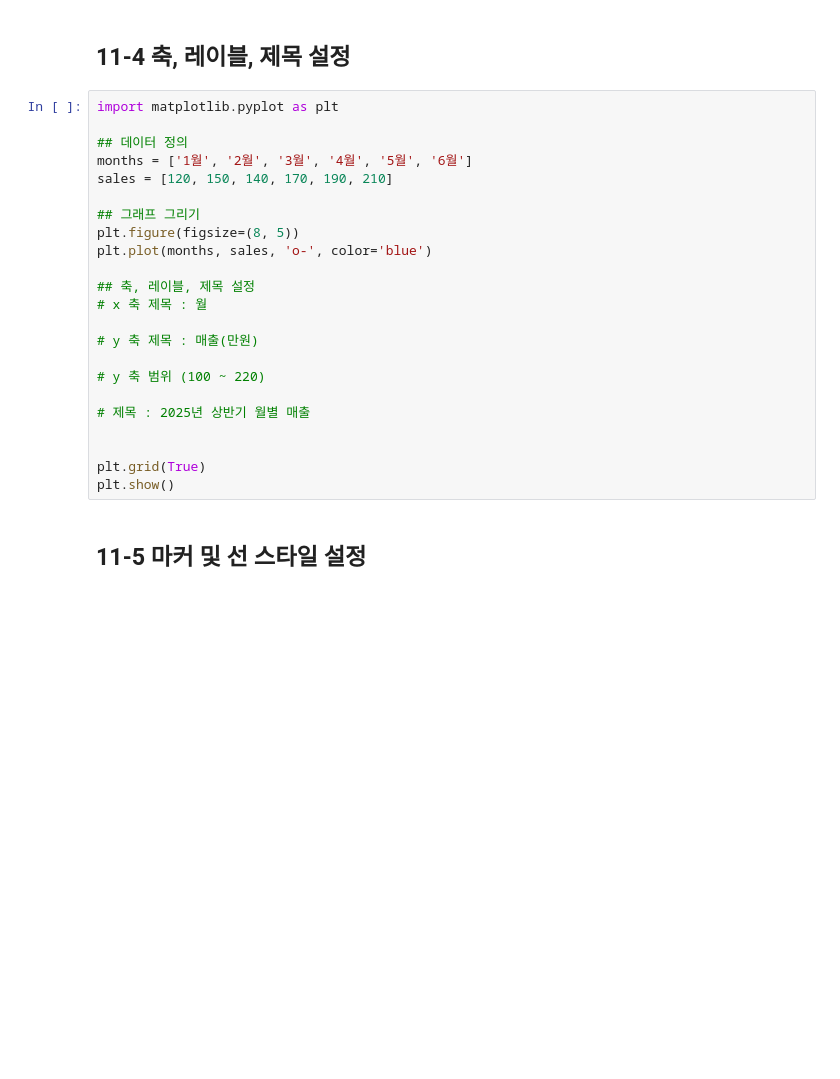
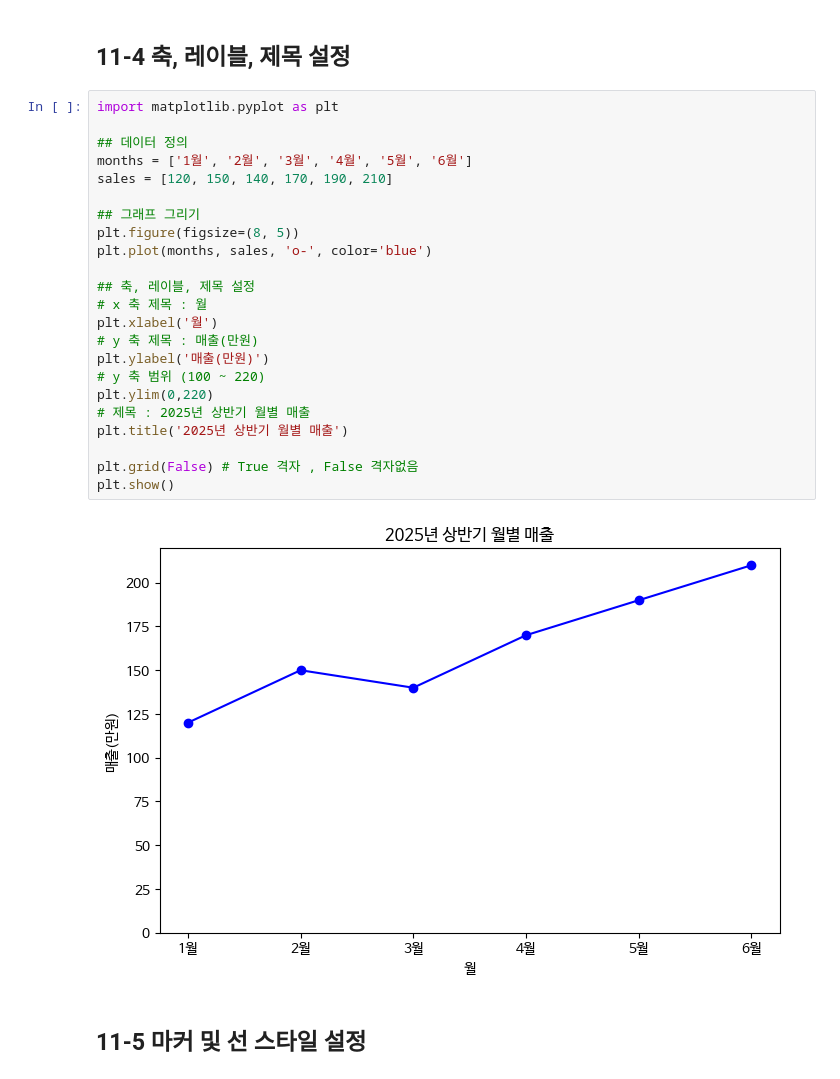
Before and after one commit to LDoHun/Data-Analysis-with-Open-Source, a Jupyter notebook: 오픈소스_데이터_분석_11강.ipynb, the cells around one changed output. Cells and saved outputs as stored; diff of their text form; blank space fills up the shorter version.

```diff
--- a/오픈소스_데이터_분석_11강.ipynb
+++ b/오픈소스_데이터_분석_11강.ipynb
@@ -96,26 +86,28 @@ plt.show()
 # %%
 import matplotlib.pyplot as plt
 
 ## 데이터 정의
 months = ['1월', '2월', '3월', '4월', '5월', '6월']
 sales = [120, 150, 140, 170, 190, 210]
 
 ## 그래프 그리기
 plt.figure(figsize=(8, 5))
 plt.plot(months, sales, 'o-', color='blue')
 
 ## 축, 레이블, 제목 설정
 # x 축 제목 : 월
+plt.xlabel('월')
+# y 축 제목 : 매출(만원)
+plt.ylabel('매출(만원)')
+# y 축 범위 (100 ~ 220)
+plt.ylim(0,220)
+# 제목 : 2025년 상반기 월별 매출
+plt.title('2025년 상반기 월별 매출')
 
-# y 축 제목 : 매출(만원)
-
-# y 축 범위 (100 ~ 220)
-
-# 제목 : 2025년 상반기 월별 매출
-
-
-plt.grid(True)
+plt.grid(False) # True 격자 , False 격자없음
 plt.show()
+# %% [output]
+[figure, added]
 # %% [markdown]
 ## 11-5 마커 및 선 스타일 설정
 # %%
```
Also changed, not shown: parts of 14 cells of this notebook.
